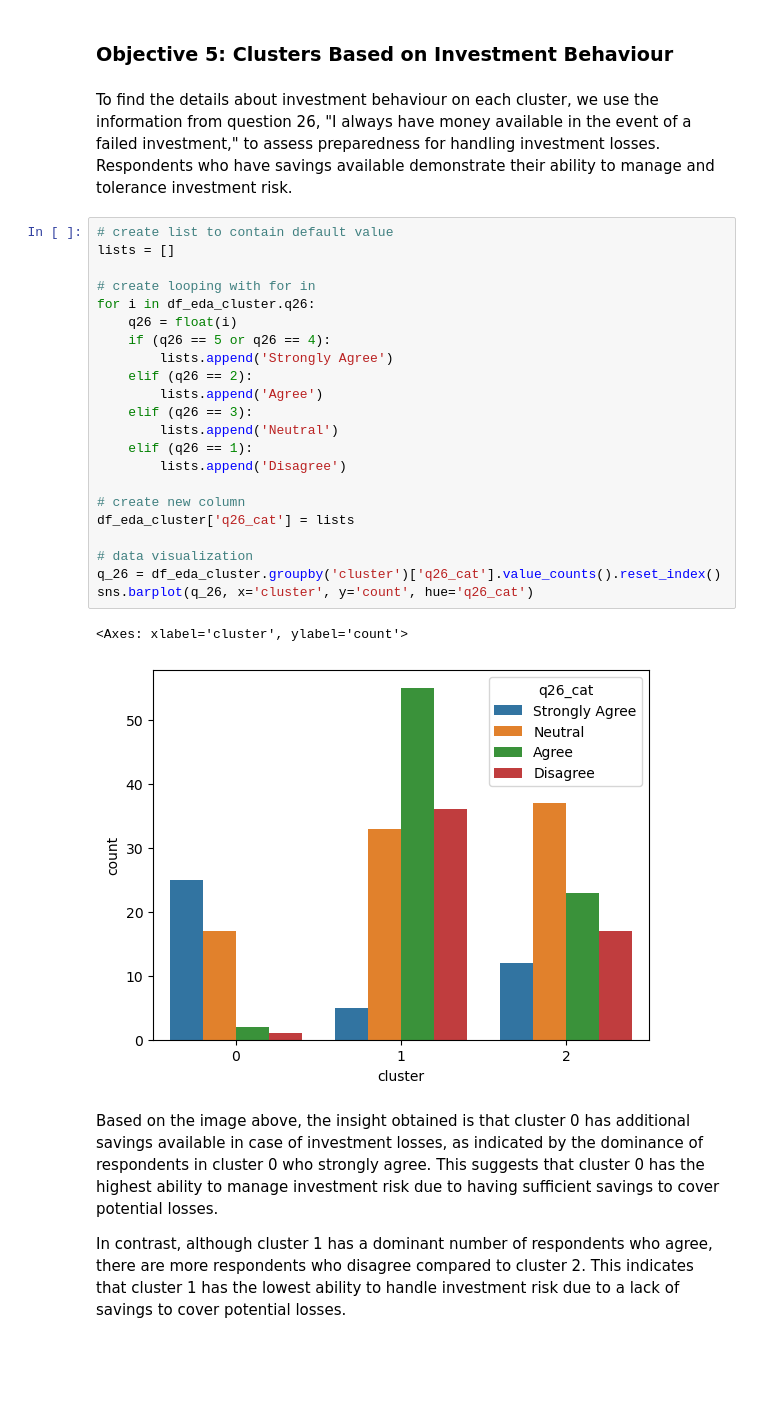
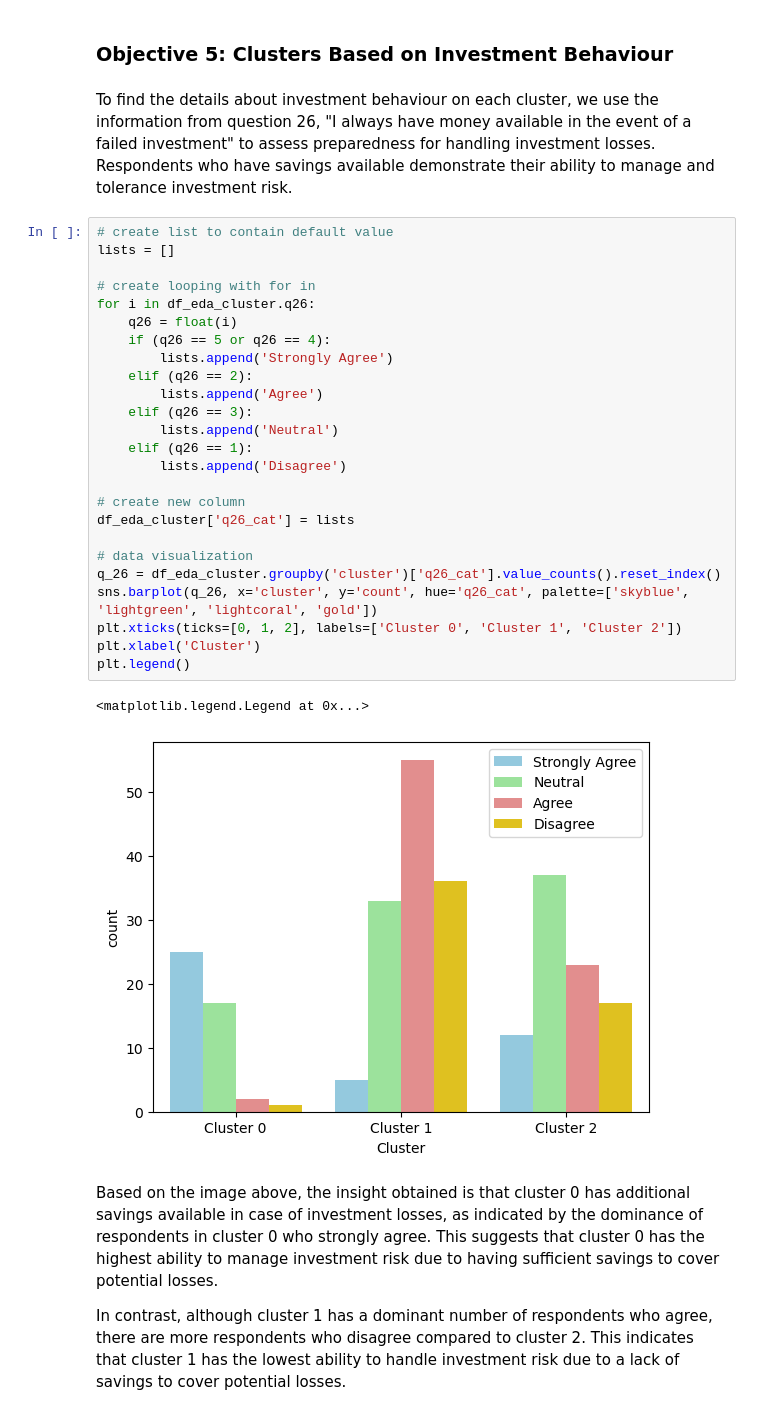
Before and after one commit to FTDS-assignment-bay/p2-final-project-ftds-006-bsd-group-001, a Jupyter notebook: final_project_NLP.ipynb, the cells around one changed output. Cells and saved outputs as stored; diff of their text form; blank space fills up the shorter version.

```diff
--- a/final_project_NLP.ipynb
+++ b/final_project_NLP.ipynb
@@ -1211,32 +1209,35 @@ Based on the image above, the insight obtained is that peer influence has a sign
 # %% [markdown]
 ### Objective 5: Clusters Based on Investment Behaviour
 # %% [markdown]
-To find the details about investment behaviour on each cluster, we use the information from question 26, "I always have money available in the event of a failed investment," to assess preparedness for handling investment losses. Respondents who have savings available demonstrate their ability to manage and tolerance investment risk.
+To find the details about investment behaviour on each cluster, we use the information from question 26, "I always have money available in the event of a failed investment" to assess preparedness for handling investment losses. Respondents who have savings available demonstrate their ability to manage and tolerance investment risk.
 # %%
 # create list to contain default value
 lists = []
 
 # create looping with for in
 for i in df_eda_cluster.q26:
     q26 = float(i)
     if (q26 == 5 or q26 == 4):
         lists.append('Strongly Agree')
     elif (q26 == 2):
         lists.append('Agree')
     elif (q26 == 3):
         lists.append('Neutral')
     elif (q26 == 1):
         lists.append('Disagree')
 
 # create new column
 df_eda_cluster['q26_cat'] = lists
 
 # data visualization
 q_26 = df_eda_cluster.groupby('cluster')['q26_cat'].value_counts().reset_index()
-sns.barplot(q_26, x='cluster', y='count', hue='q26_cat')
+sns.barplot(q_26, x='cluster', y='count', hue='q26_cat', palette=['skyblue', 'lightgreen', 'lightcoral', 'gold'])
+plt.xticks(ticks=[0, 1, 2], labels=['Cluster 0', 'Cluster 1', 'Cluster 2'])
+plt.xlabel('Cluster')
+plt.legend()
 # %% [output]
-<Axes: xlabel='cluster', ylabel='count'>
+<matplotlib.legend.Legend at 0x...>
-[figure, old version]
+[figure, new version]
 # %% [markdown]
 Based on the image above, the insight obtained is that cluster 0 has additional savings available in case of investment losses, as indicated by the dominance of respondents in cluster 0 who strongly agree. This suggests that cluster 0 has the highest ability to manage investment risk due to having sufficient savings to cover potential losses.
 
```
Also changed, not shown: parts of 21 cells of this notebook, 3 other files.
